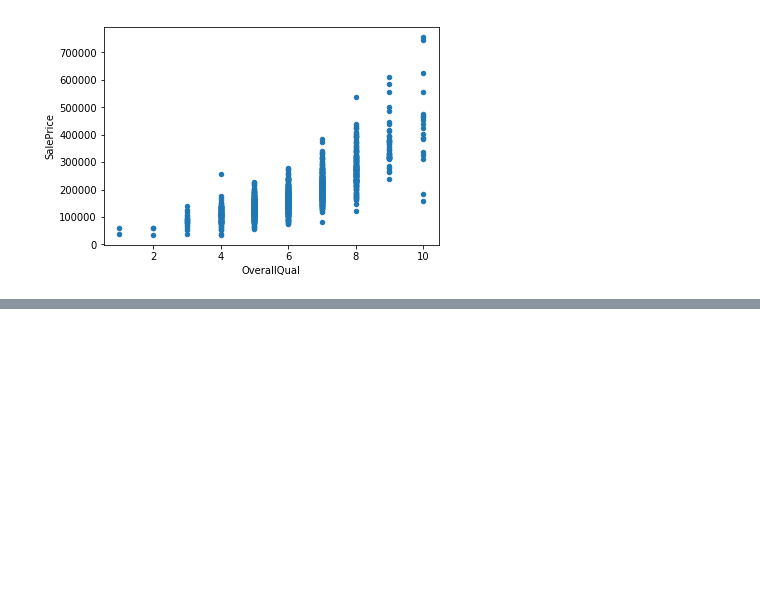
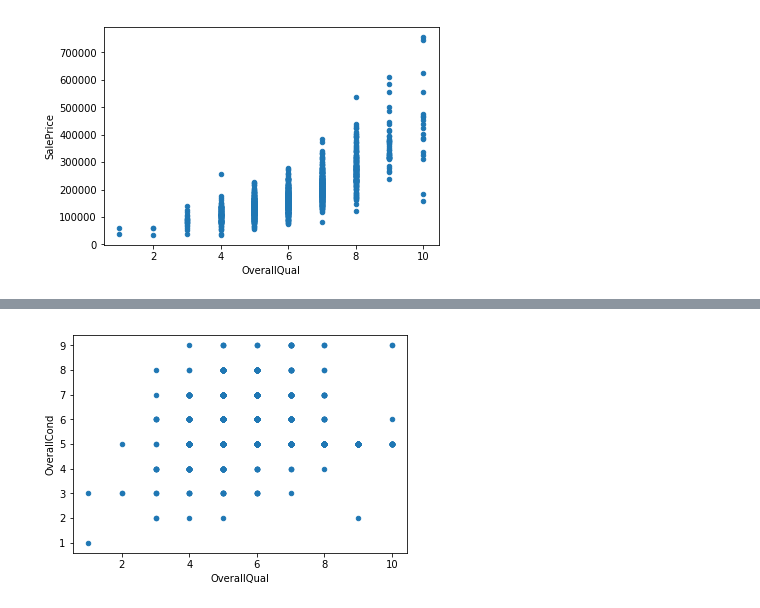
Before and after one commit to tessklr/ScratchBook, a Jupyter notebook: HousingPricePrediction.ipynb, the cells around one changed output, grey strips where cells are left out. Drawn from its saved outputs; the diff is of its cells as text; code cells hidden in the pictures; blank space fills up the shorter version.

```diff
--- a/HousingPricePrediction.ipynb
+++ b/HousingPricePrediction.ipynb
@@ -93,0 +94,5 @@ plt.show()
+# %%
+df.plot(kind='scatter', x='OverallQual', y='OverallCond')
+plt.show()
+# %% [output]
+[figure, added]
```
Also changed, not shown: parts of 12 cells of this notebook.
